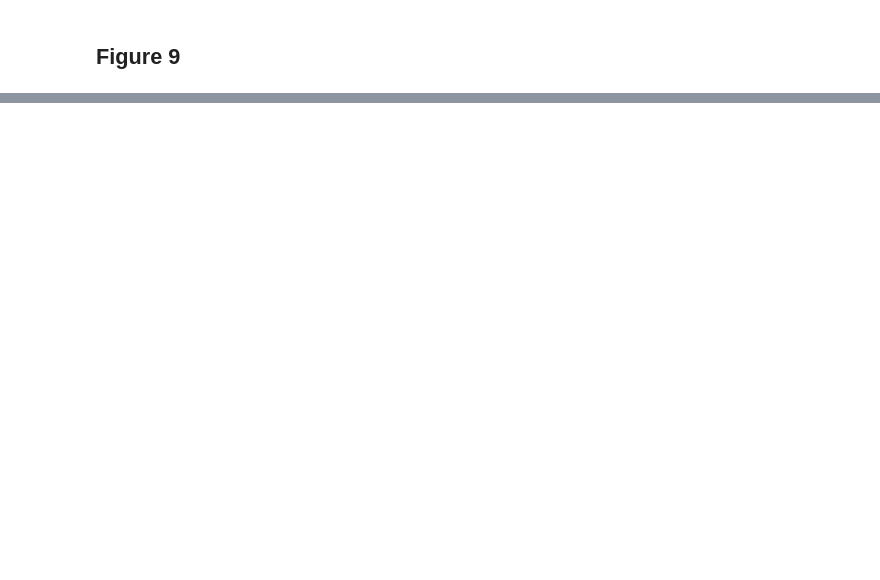
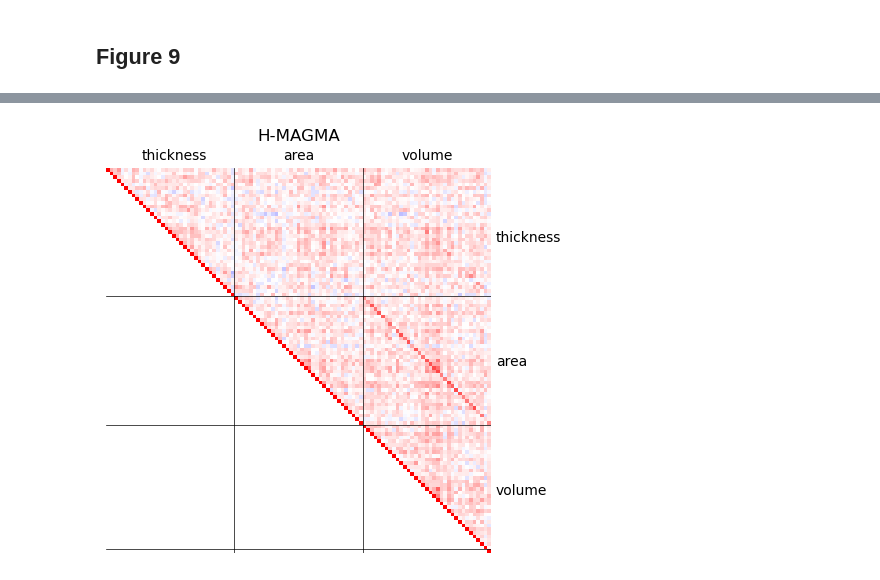
Before and after one commit to erwinerdem/STEAP, a Jupyter notebook: notebooks/figures.ipynb, the cells around one changed output, grey strips where cells are left out. Drawn from its saved outputs; the diff is of its cells as text; code cells hidden in the pictures; blank space fills up the shorter version.

```diff
--- a/notebooks/figures.ipynb
+++ b/notebooks/figures.ipynb
@@ -485,2 +539,14 @@ plt.show()
 # %% [markdown]
 ## Figure 9
+# %%
+mri_corr_df = corr_df[(corr_df['gwasx'].str.contains(': \w+\.\w+'))& # only get MRI measurement phenotypes
+                          (corr_df['gwasy'].str.contains(': \w+\.\w+'))&
+                          ~((corr_df['gwasx'].str.contains('Hippocampus'))| # remove hippocampus volume data
+                           corr_df['gwasy'].str.contains('Hippocampus'))
+                         ]
+all_mri_gwas = pd.concat([mri_corr_df['gwasx'],mri_corr_df['gwasy']]).unique()
+diag_df = [[g,g,1,0,m] for g in all_mri_gwas for m in methods]
+mri_corr_df = mri_corr_df.append(pd.DataFrame(diag_df, columns=mri_corr_df.columns))
+mri_corr_df = mri_corr_df[mri_corr_df['method']==m]
+mri_corr_df = mri_corr_df.pivot(columns='gwasy', index='gwasx', values='corr')
+mri_corr_df
@@ -487,3 +568,57 @@ plt.show()
+# %%
+plt.style.use('default')
+fig, ax = plt.subplots(1,1, figsize=(5,5))
+for m in ['H-MAGMA']:
+    mri_corr_df = corr_df[(corr_df['gwasx'].str.contains(': \w+\.\w+'))& # only get MRI measurement phenotypes
+                          (corr_df['gwasy'].str.contains(': \w+\.\w+'))&
+                          ~((corr_df['gwasx'].str.contains('Hippocampus'))| # remove hippocampus volume data
+                           corr_df['gwasy'].str.contains('Hippocampus'))
+                         ]
+    all_mri_gwas = pd.concat([mri_corr_df['gwasx'],mri_corr_df['gwasy']]).unique()
+    diag_df = [[g,g,1,0,m] for g in all_mri_gwas for m in methods]
+    mri_corr_df = mri_corr_df.append(pd.DataFrame(diag_df, columns=mri_corr_df.columns))
+    mri_corr_df = mri_corr_df[mri_corr_df['method']==m]
+    mri_corr_df = mri_corr_df.pivot(columns='gwasy', index='gwasx', values='corr')
+    ax.imshow(mri_corr_df,
+              cmap='bwr', vmin=-1, vmax=1)
+    ax.set_title(m)
+    ax.tick_params(axis=u'both', which=u'both',length=0)
+    ax.spines['top'].set_visible(False)
+    ax.spines['right'].set_visible(False)
+    ax.spines['bottom'].set_visible(False)
+    ax.spines['left'].set_visible(False)
+##     yticks = mri_corr_df.index.str.split(':').str[0].str.split(' ').str[-1].to_list()
+    yticks = mri_corr_df.index.str.split(':').str[0].str.split('(').str[0].str.rstrip().str.split(' ').str[-1]
+    ticks = ['']*len(yticks)
+    for group in set(yticks):
+        start = False
+        end = False
+        for i,tick in enumerate(yticks):
+            if tick==group and start==False:
+                start = i
+            if start and tick!=group:
+                end = i
+                break
+        if end == False:
+            end = i
+#         ax.axvline(end, color='k', lw=0.5)
+        ax.axhline(end-.5, color='k', lw=0.5)
+        mid = int((end+start)/2)
+    #     print(group, start, end, mid)
+        ticks[mid] = group
+    ax.axvline(35-.5, color='k', lw=0.5)
+    ax.axvline(70-.5, color='k', lw=0.5)
+    ax.yaxis.tick_right()
+    ax.set_yticks(list(range(0,mri_corr_df.shape[0])))
+    ax.set_yticklabels(ticks)
+    ax.xaxis.tick_top()
+    ax.set_xticks(list(range(0,mri_corr_df.shape[0])))
+    ax.set_xticklabels(ticks)
+#     break
+    plt.show()
+# plt.tight_layout()
+# %% [output]
+[figure, added]
 # %%
 from statsmodels.stats.multitest import multipletests
 import numpy as np
```
Also changed, not shown: parts of 5 cells of this notebook, 6 other files.
